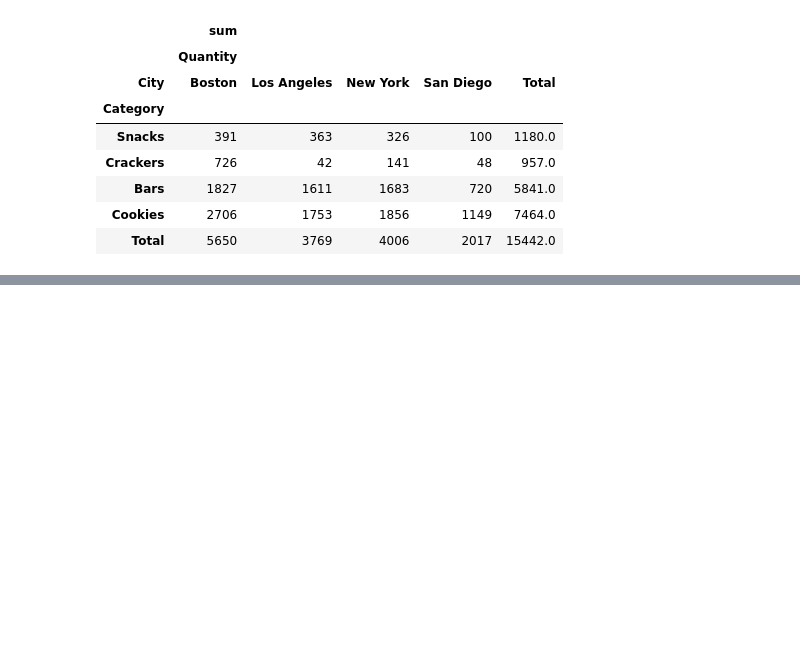
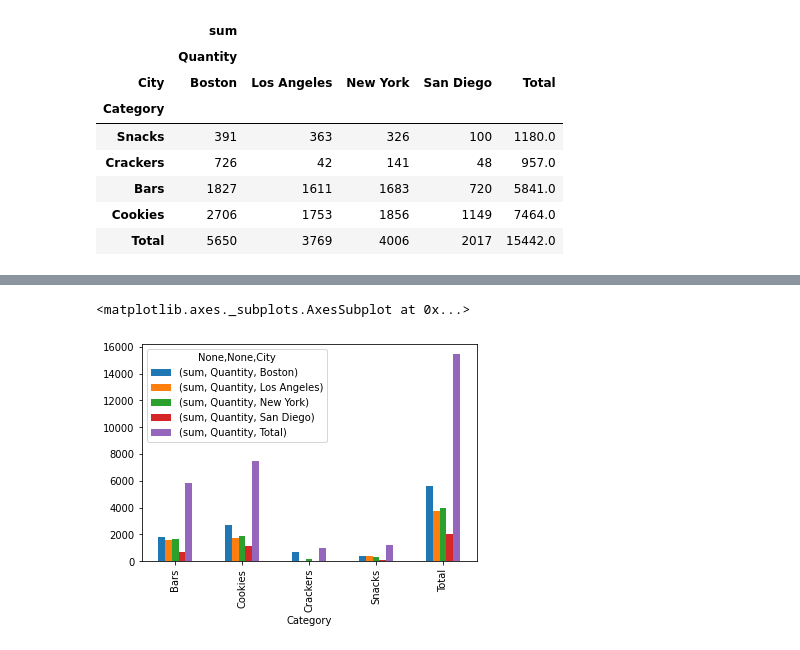
Before and after one commit to sledhead/python_core_test, a Jupyter notebook: excel_test.ipynb, the cells around one changed output, grey strips where cells are left out. Saved outputs shown, nothing was run; the diff lists cells and outputs as text; code cells hidden in the pictures; blank space fills up the shorter version.

Commit message:
pandas pivot table plot

```diff
--- a/excel_test.ipynb
+++ b/excel_test.ipynb
@@ -284,0 +293,5 @@ KeyError: ignored
+# %%
+save2_table.plot(kind='bar')
+# %% [output]
+<matplotlib.axes._subplots.AxesSubplot at 0x...>
+[figure, added]
```
Also changed, not shown: parts of 1 cell of this notebook.
